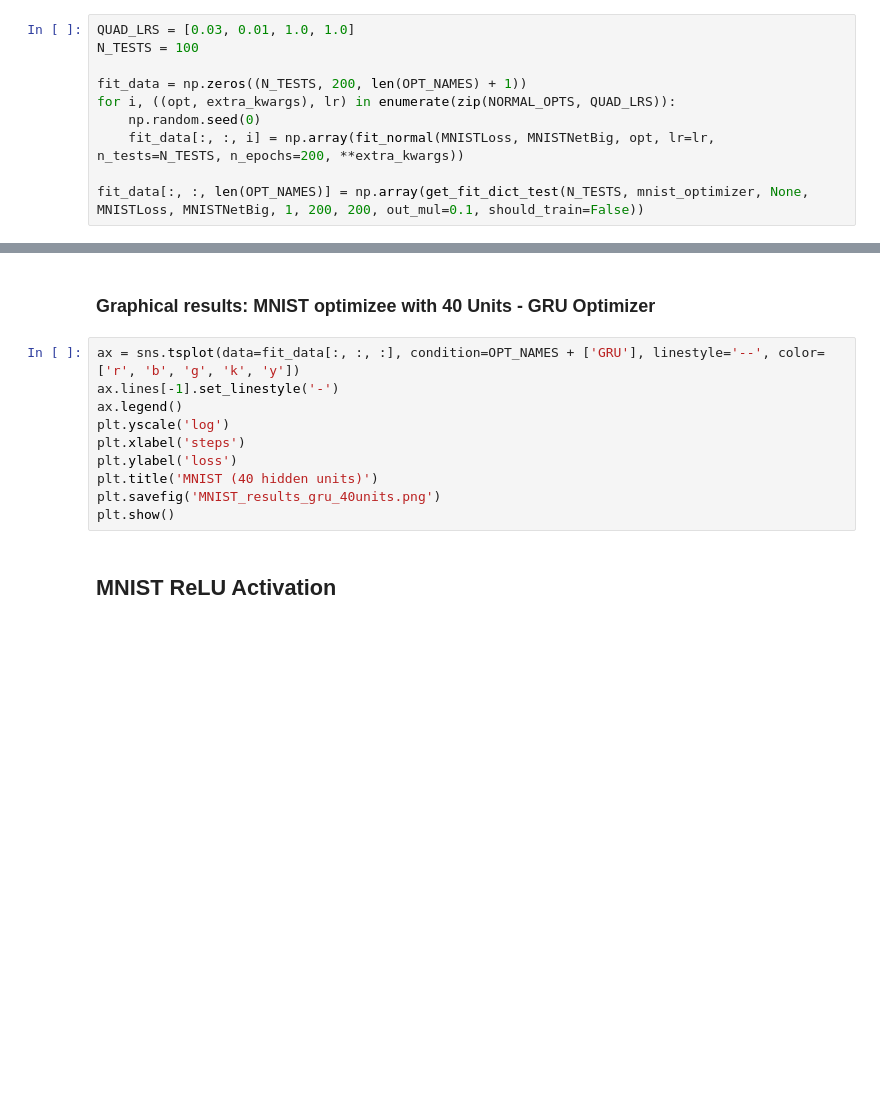
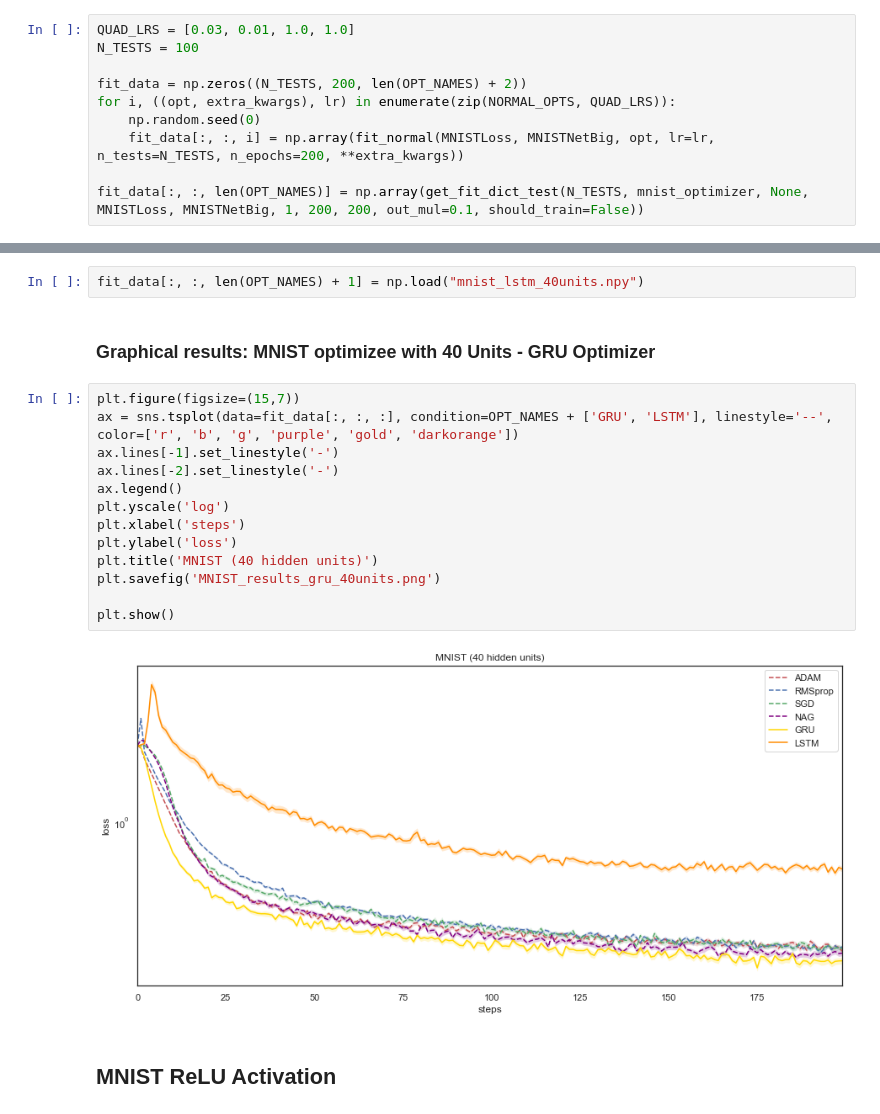
Before and after one commit to SimonDahrs/learning-to-learn-by-gradient-descent-by-gradient-descent, a Jupyter notebook: Implementation.ipynb, the cells around one changed output, grey strips where cells are left out. Cells and saved outputs as stored; diff of their text form; blank space fills up the shorter version.

```diff
--- a/Implementation.ipynb
+++ b/Implementation.ipynb
@@ -672,7 +666,7 @@ plt.show()
 QUAD_LRS = [0.03, 0.01, 1.0, 1.0]
 N_TESTS = 100
 
-fit_data = np.zeros((N_TESTS, 200, len(OPT_NAMES) + 1))
+fit_data = np.zeros((N_TESTS, 200, len(OPT_NAMES) + 2))
 for i, ((opt, extra_kwargs), lr) in enumerate(zip(NORMAL_OPTS, QUAD_LRS)):
     np.random.seed(0)
     fit_data[:, :, i] = np.array(fit_normal(MNISTLoss, MNISTNetBig, opt, lr=lr, n_tests=N_TESTS, n_epochs=200, **extra_kwargs))
@@ -681,15 +681,22 @@ fit_data[:, :, len(OPT_NAMES)] = np.array(get_fit_dict_test(N_TESTS, mnist_optim
+# %%
+fit_data[:, :, len(OPT_NAMES) + 1] = np.load("mnist_lstm_40units.npy")
 # %% [markdown]
 ### Graphical results: MNIST optimizee with 40 Units - GRU Optimizer
 # %%
-ax = sns.tsplot(data=fit_data[:, :, :], condition=OPT_NAMES + ['GRU'], linestyle='--', color=['r', 'b', 'g', 'k', 'y'])
+plt.figure(figsize=(15,7))
+ax = sns.tsplot(data=fit_data[:, :, :], condition=OPT_NAMES + ['GRU', 'LSTM'], linestyle='--', color=['r', 'b', 'g', 'purple', 'gold', 'darkorange'])
 ax.lines[-1].set_linestyle('-')
+ax.lines[-2].set_linestyle('-')
 ax.legend()
 plt.yscale('log')
 plt.xlabel('steps')
 plt.ylabel('loss')
 plt.title('MNIST (40 hidden units)')
 plt.savefig('MNIST_results_gru_40units.png')
+
 plt.show()
+# %% [output]
+[figure, added]
 # %% [markdown]
 ## MNIST ReLU Activation
 # %%
```
Also changed, not shown: parts of 27 cells of this notebook, 9 other files.
